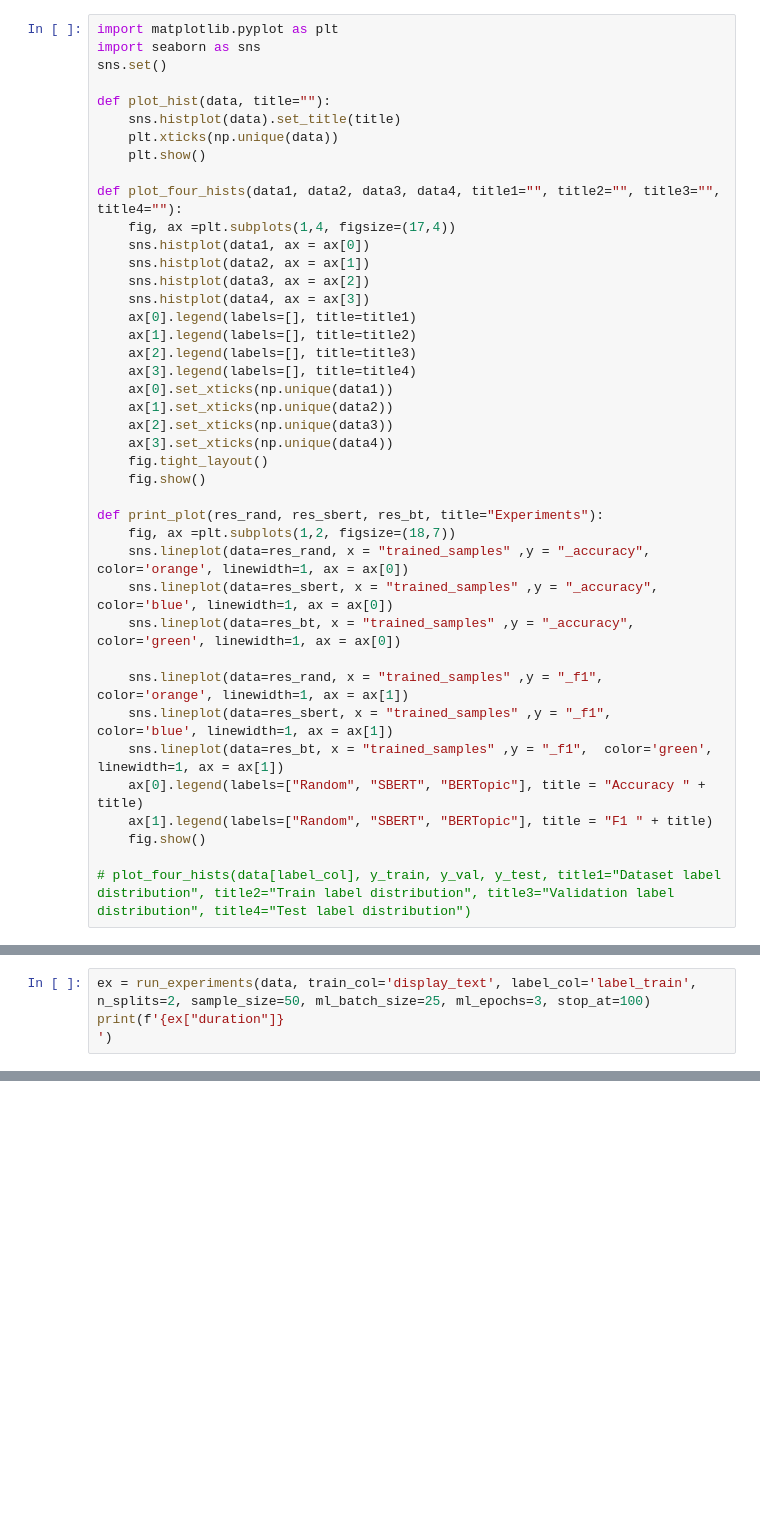
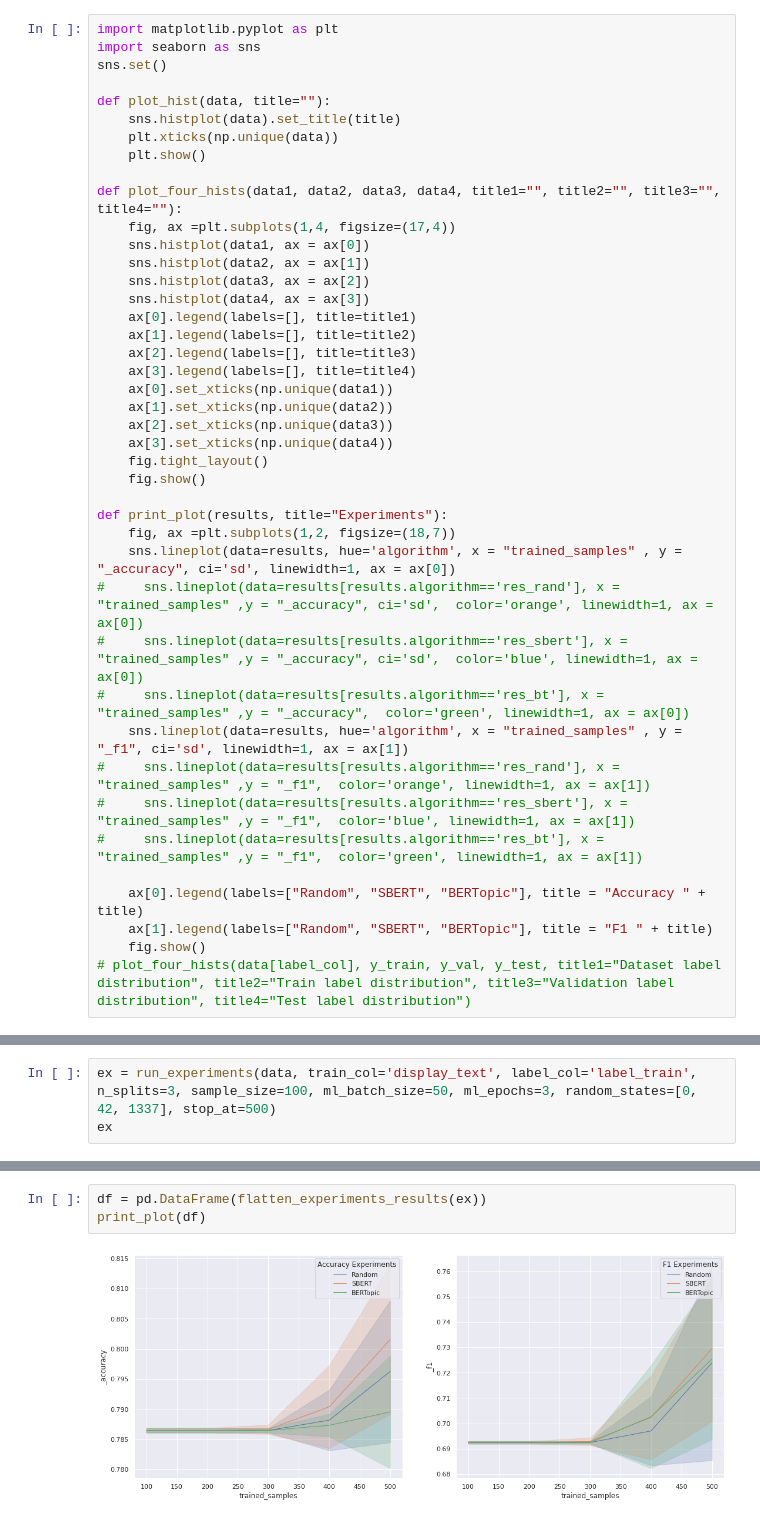
Before and after one commit to kstrassheim/active-learning-with-deep-learning-for-nlp, a Jupyter notebook: experiments.ipynb, the cells around one changed output, grey strips where cells are left out. Cells and saved outputs as stored; diff of their text form; blank space fills up the shorter version.

Commit message:
added folding and randomized results

```diff
--- a/experiments.ipynb
+++ b/experiments.ipynb
@@ -51,19 +59,20 @@ def plot_four_hists(data1, data2, data3, data4, title1="", title2="", title3="",
     fig.tight_layout()
     fig.show()
 
-def print_plot(res_rand, res_sbert, res_bt, title="Experiments"):
+def print_plot(results, title="Experiments"):
     fig, ax =plt.subplots(1,2, figsize=(18,7))
-    sns.lineplot(data=res_rand, x = "trained_samples" ,y = "_accuracy",  color='orange', linewidth=1, ax = ax[0])
-    sns.lineplot(data=res_sbert, x = "trained_samples" ,y = "_accuracy",  color='blue', linewidth=1, ax = ax[0])
-    sns.lineplot(data=res_bt, x = "trained_samples" ,y = "_accuracy",  color='green', linewidth=1, ax = ax[0])
+    sns.lineplot(data=results, hue='algorithm', x = "trained_samples" , y = "_accuracy", ci='sd', linewidth=1, ax = ax[0])
+#     sns.lineplot(data=results[results.algorithm=='res_rand'], x = "trained_samples" ,y = "_accuracy", ci='sd',  color='orange', linewidth=1, ax = ax[0])
+#     sns.lineplot(data=results[results.algorithm=='res_sbert'], x = "trained_samples" ,y = "_accuracy", ci='sd',  color='blue', linewidth=1, ax = ax[0])
+#     sns.lineplot(data=results[results.algorithm=='res_bt'], x = "trained_samples" ,y = "_accuracy",  color='green', linewidth=1, ax = ax[0])
+    sns.lineplot(data=results, hue='algorithm', x = "trained_samples" , y = "_f1", ci='sd', linewidth=1, ax = ax[1])
+#     sns.lineplot(data=results[results.algorithm=='res_rand'], x = "trained_samples" ,y = "_f1",  color='orange', linewidth=1, ax = ax[1])
+#     sns.lineplot(data=results[results.algorithm=='res_sbert'], x = "trained_samples" ,y = "_f1",  color='blue', linewidth=1, ax = ax[1])
+#     sns.lineplot(data=results[results.algorithm=='res_bt'], x = "trained_samples" ,y = "_f1",  color='green', linewidth=1, ax = ax[1])
 
-    sns.lineplot(data=res_rand, x = "trained_samples" ,y = "_f1",  color='orange', linewidth=1, ax = ax[1])
-    sns.lineplot(data=res_sbert, x = "trained_samples" ,y = "_f1",  color='blue', linewidth=1, ax = ax[1])
-    sns.lineplot(data=res_bt, x = "trained_samples" ,y = "_f1",  color='green', linewidth=1, ax = ax[1])
     ax[0].legend(labels=["Random", "SBERT", "BERTopic"], title = "Accuracy " + title)
     ax[1].legend(labels=["Random", "SBERT", "BERTopic"], title = "F1 " + title)
     fig.show()
-
 # plot_four_hists(data[label_col], y_train, y_val, y_test, title1="Dataset label distribution", title2="Train label distribution", title3="Validation label distribution", title4="Test label distribution")
 # %%
 X_train, y_train, X_test, y_test = split_training_data(data['display_text'], data['label_train'], n_splits=1, random_state=random_state, test_split_ratio=0.4, )
@@ -127,5 +136,5 @@ Training completed. Do not forget to share your model on huggingface.co/models =
   'epoch': 3.0})
 # %%
-ex = run_experiments(data, train_col='display_text', label_col='label_train', n_splits=2, sample_size=50, ml_batch_size=25, ml_epochs=3, stop_at=100)
-print(f'{ex["duration"]}                                                                       ')
+ex = run_experiments(data, train_col='display_text', label_col='label_train', n_splits=3, sample_size=100, ml_batch_size=50, ml_epochs=3, random_states=[0, 42, 1337], stop_at=500)
+ex
 # %% [output]
@@ -135,0 +159,5 @@ RuntimeError: CUDA error: CUBLAS_STATUS_INTERNAL_ERROR when calling `cublasSgemm
+# %%
+df = pd.DataFrame(flatten_experiments_results(ex))
+print_plot(df)
+# %% [output]
+[figure, added]
```
Also changed, not shown: parts of 3 cells of this notebook, 2 other files.
